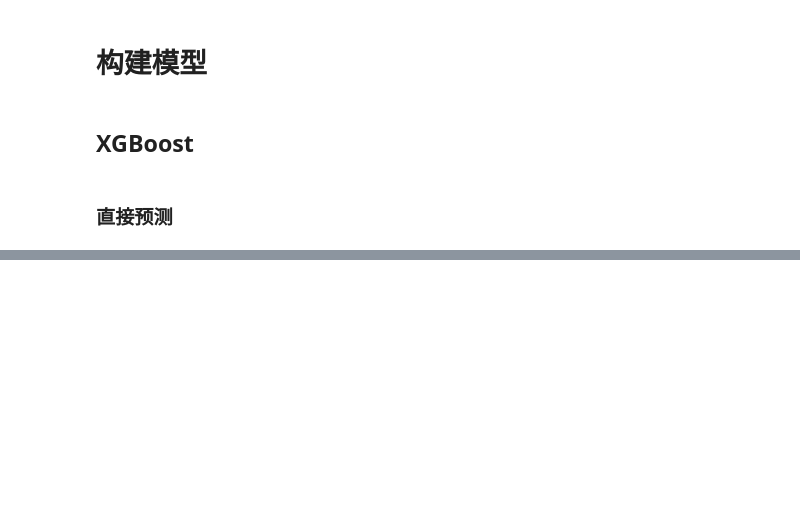
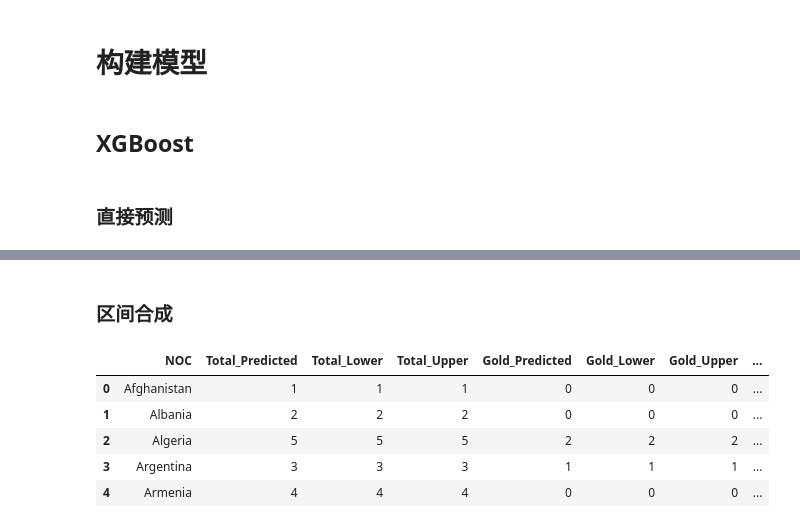
Before and after one commit to LiaoZiqi-GZFLS/2025-MCM-C, a Jupyter notebook: C.ipynb, the cells around one changed output, grey strips where cells are left out. Saved outputs shown, nothing was run; the diff lists cells and outputs as text; code cells hidden in the pictures; blank space fills up the shorter version.

Commit message:
Merge succeed and intervals are made

```diff
--- a/C.ipynb
+++ b/C.ipynb
@@ -1369,0 +1766,51 @@ MSE: 2.3277414207696308
+# %% [markdown]
+### 区间合成
+# %%
+import pandas as pd
+
+# 读取CSV文件
+file1 = 'Result\\2028_olympics_medal_predictions_2.csv'
+file2 = 'Result\\2028_olympics_medal_predictions_intervals.csv'
+
+# 读取数据
+df1 = pd.read_csv(file1)
+df2 = pd.read_csv(file2)
+
+# 合并两个数据框，基于NOC列
+merged_df = pd.merge(df1, df2, on='NOC', suffixes=('_file1', '_file2'))
+
+# 计算均值、最大值和最小值
+merged_df['Total_Predicted'] = round((merged_df['Total_Predicted_file1'] + merged_df['Total_Predicted_file2']*2) / 3).astype(int)
+merged_df['Total_Lower'] = merged_df[['Total_Lower_file1', 'Total_Lower_file2']].min(axis=1)
+merged_df['Total_Upper'] = merged_df[['Total_Upper_file1', 'Total_Upper_file2']].max(axis=1)
+
+merged_df['Gold_Predicted'] = round((merged_df['Gold_Predicted_file1'] + merged_df['Gold_Predicted_file2']*2) / 3).astype(int)
+merged_df['Gold_Lower'] = merged_df[['Gold_Lower_file1', 'Gold_Lower_file2']].min(axis=1)
+merged_df['Gold_Upper'] = merged_df[['Gold_Upper_file1', 'Gold_Upper_file2']].max(axis=1)
+
+merged_df['Silver_Predicted'] = round((merged_df['Silver_Predicted_file1'] + merged_df['Silver_Predicted_file2']*2) / 3).astype(int)
+merged_df['Silver_Lower'] = merged_df[['Silver_Lower_file1', 'Silver_Lower_file2']].min(axis=1)
+merged_df['Silver_Upper'] = merged_df[['Silver_Upper_file1', 'Silver_Upper_file2']].max(axis=1)
+
+merged_df['Bronze_Predicted'] = round((merged_df['Bronze_Predicted_file1'] + merged_df['Bronze_Predicted_file2']*2) / 3).astype(int)
+merged_df['Bronze_Lower'] = merged_df[['Bronze_Lower_file1', 'Bronze_Lower_file2']].min(axis=1)
+merged_df['Bronze_Upper'] = merged_df[['Bronze_Upper_file1', 'Bronze_Upper_file2']].max(axis=1)
+
+# 选择需要的列
+final_df = merged_df[['NOC', 'Total_Predicted', 'Total_Lower', 'Total_Upper',
+                      'Gold_Predicted', 'Gold_Lower', 'Gold_Upper',
+                      'Silver_Predicted', 'Silver_Lower', 'Silver_Upper',
+                      'Bronze_Predicted', 'Bronze_Lower', 'Bronze_Upper']]
+
+# 保存结果到新的CSV文件
+final_df.to_csv('Result\\merged_olympics_medal_predictions.csv', index=False)
+
+# 显示结果
+final_df.head()
+# %% [output]
+|  | NOC | Total_Predicted | Total_Lower | Total_Upper | Gold_Predicted | Gold_Lower | Gold_Upper | ... |
+| 0 | Afghanistan | 1 | 1 | 1 | 0 | 0 | 0 | ... |
+| 1 | Albania | 2 | 2 | 2 | 0 | 0 | 0 | ... |
+| 2 | Algeria | 5 | 5 | 5 | 2 | 2 | 2 | ... |
+| 3 | Argentina | 3 | 3 | 3 | 1 | 1 | 1 | ... |
+| 4 | Armenia | 4 | 4 | 4 | 0 | 0 | 0 | ... |
```
Also changed, not shown: parts of 7 cells of this notebook, 3 other files.
